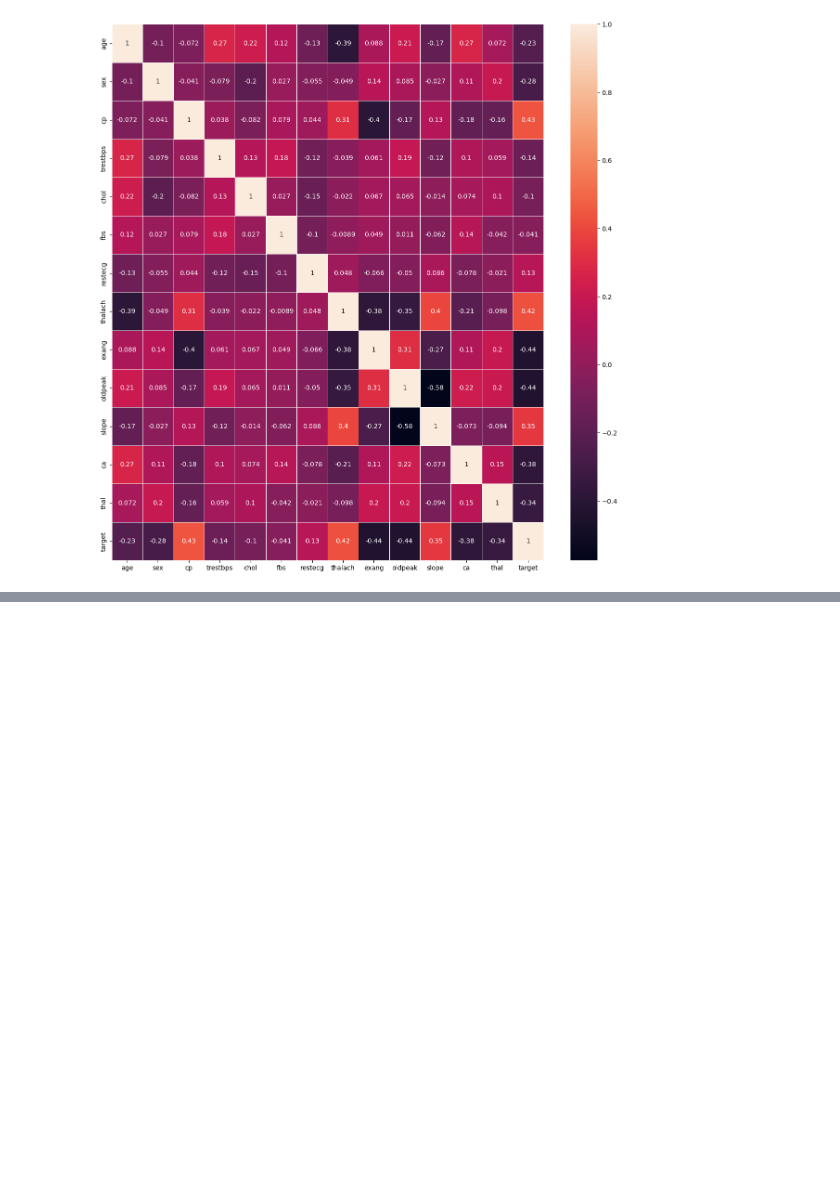
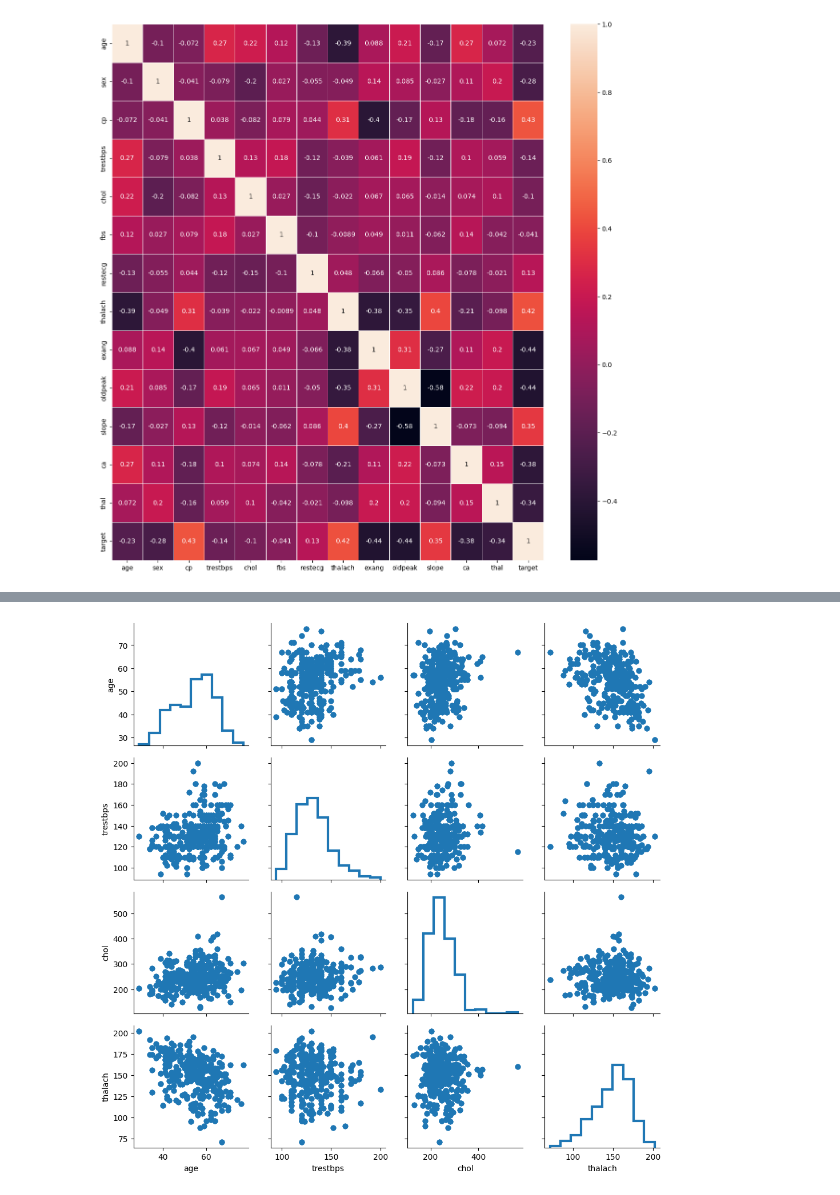
Before and after one commit to binda7/Heart-prediction, a Jupyter notebook: heart.ipynb, the cells around one changed output, grey strips where cells are left out. Drawn from its saved outputs; the diff is of its cells as text; code cells hidden in the pictures; blank space fills up the shorter version.

```diff
--- a/heart.ipynb
+++ b/heart.ipynb
@@ -92,0 +114,7 @@ sns.heatmap(correlations, annot=True, linewidths=.5, ax=ax)
+# %%
+g = sns.PairGrid(df[['age','trestbps','chol','thalach']])
+g = g.map_diag(plt.hist, histtype='step', linewidth=3)
+g = g.map_offdiag(plt.scatter)
+g = g.add_legend()
+# %% [output]
+[figure, added]
```
Also changed, not shown: parts of 4 cells of this notebook.
